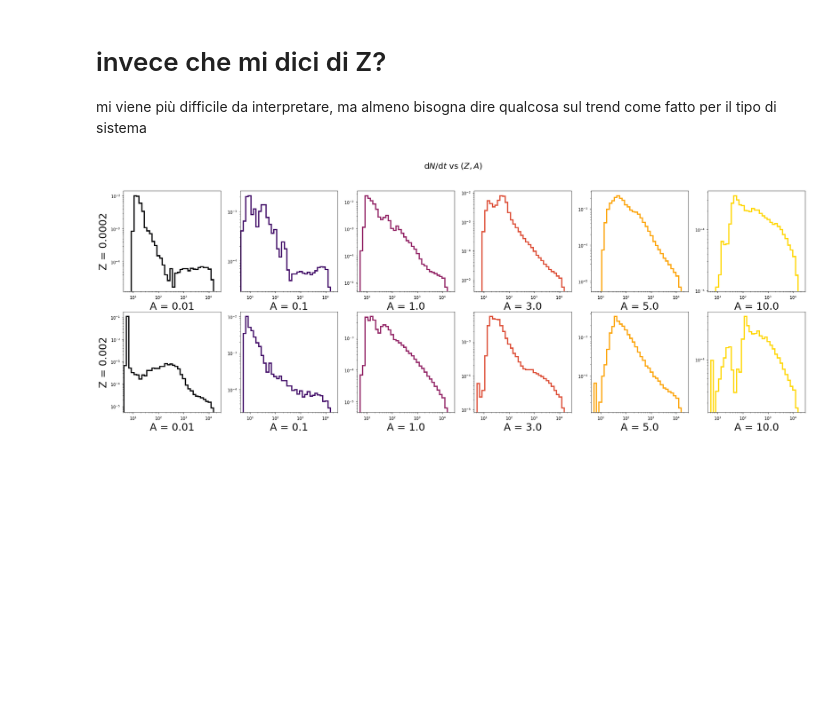
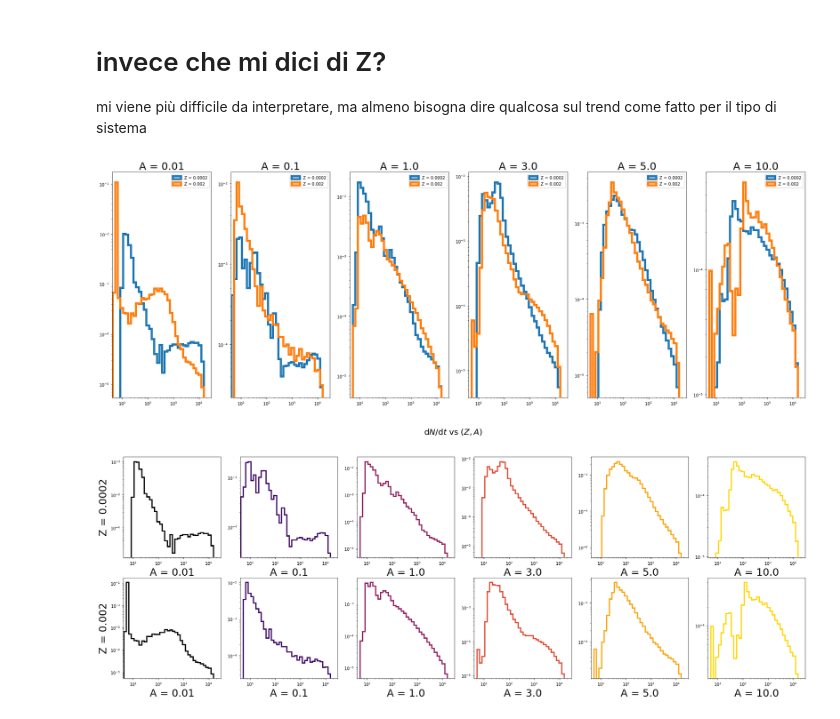
Before and after one commit to marco-giunta/compastro, a Jupyter notebook: delay ripulito.ipynb, the cells around one changed output. Saved outputs shown, nothing was run; the diff lists cells and outputs as text; code cells hidden in the pictures; blank space fills up the shorter version.

```diff
--- a/delay ripulito.ipynb
+++ b/delay ripulito.ipynb
@@ -384,7 +384,7 @@ cmap = get_cmap('inferno')
 colors = [cmap(i) for i in np.linspace(0, num_plots, num_plots) / num_plots]
 colors[-1] = 'khaki'
 
-fig, ax = plt.subplots(1, 2, figsize = (25, 10))
+fig, ax = plt.subplots(1, len(Z_vec), figsize = (25, 10))
 
 # same bins
 for j, Z in enumerate(Z_vec):
@@ -414,6 +416,24 @@ Pertanto il common envelope è più presente/presente per più a lungo per bassi
 # %% [markdown]
 # invece che mi dici di Z?
 mi viene più difficile da interpretare, ma almeno bisogna dire qualcosa sul trend come fatto per il tipo di sistema
+# %%
+colors_Z = ['C0', 'C1'] #['blue', 'orange']
+fig, ax = plt.subplots(1, len(A_vec), figsize = (30, 10))
+
+# same bins
+for i, Z in enumerate(Z_vec):
+    for j, A in enumerate(A_vec):
+        ax[j].hist(df.loc[(df.A == A) & (df.Z == Z)].tmerg, bins = bins, label = f'Z = {Z}', histtype = 'step', linewidth = 5, color = colors_Z[i],
+                    density = True, log = True)
+
+        ax[j].set_xscale('log')
+        ax[j].set_xlim((4, 3e4))
+        ax[j].legend()
+        ax[j].set_title(f'A = {A}', size = 25)
+
+ax;
+# %% [output]
+[figure, added]
 # %%
 fig, ax = plt.subplots(len(Z_vec), len(A_vec), figsize = (30, 10))
 cmap = get_cmap('inferno')
```
Also changed, not shown: parts of 5 cells of this notebook.
